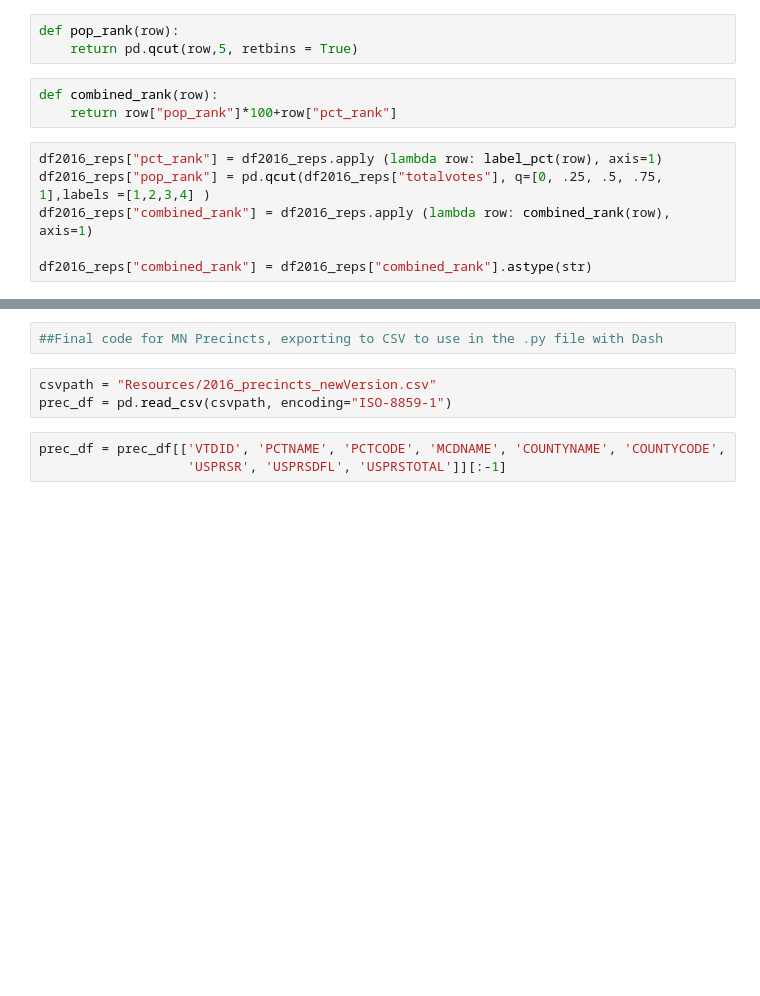
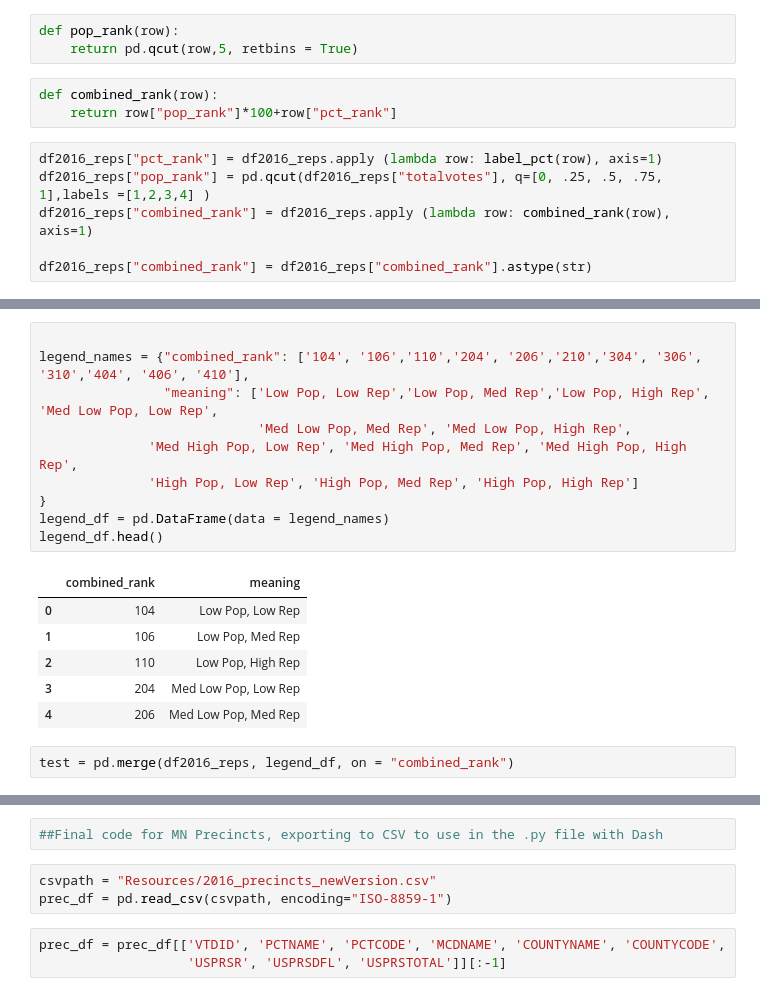
Before and after one commit to VallieTracy/Pres-Election-Partisan-Breakdown, a Jupyter notebook: Final_Code.ipynb, the cells around one changed output, grey strips where cells are left out. Drawn from its saved outputs; the diff is of its cells as text; blank space fills up the shorter version.

Commit message:
did some testing to try to fix the legend and the pop up, it didn't work, tweak some other code

```diff
--- a/Final_Code.ipynb
+++ b/Final_Code.ipynb
@@ -80,0 +83,19 @@ df2016_reps["combined_rank"] = df2016_reps["combined_rank"].astype(str)
+# %%
+
+legend_names = {"combined_rank": ['104', '106','110','204', '206','210','304', '306', '310','404', '406', '410'],
+                "meaning": ['Low Pop, Low Rep','Low Pop, Med Rep','Low Pop, High Rep', 'Med Low Pop, Low Rep',
+                            'Med Low Pop, Med Rep', 'Med Low Pop, High Rep',
+              'Med High Pop, Low Rep', 'Med High Pop, Med Rep', 'Med High Pop, High Rep',
+              'High Pop, Low Rep', 'High Pop, Med Rep', 'High Pop, High Rep']
+}
+legend_df = pd.DataFrame(data = legend_names)
+legend_df.head()
+# %% [output]
+|  | combined_rank | meaning |
+| 0 | 104 | Low Pop, Low Rep |
+| 1 | 106 | Low Pop, Med Rep |
+| 2 | 110 | Low Pop, High Rep |
+| 3 | 204 | Med Low Pop, Low Rep |
+| 4 | 206 | Med Low Pop, Med Rep |
+# %%
+test = pd.merge(df2016_reps, legend_df, on = "combined_rank")
```
Also changed, not shown: parts of 4 cells of this notebook, 3 other files.
